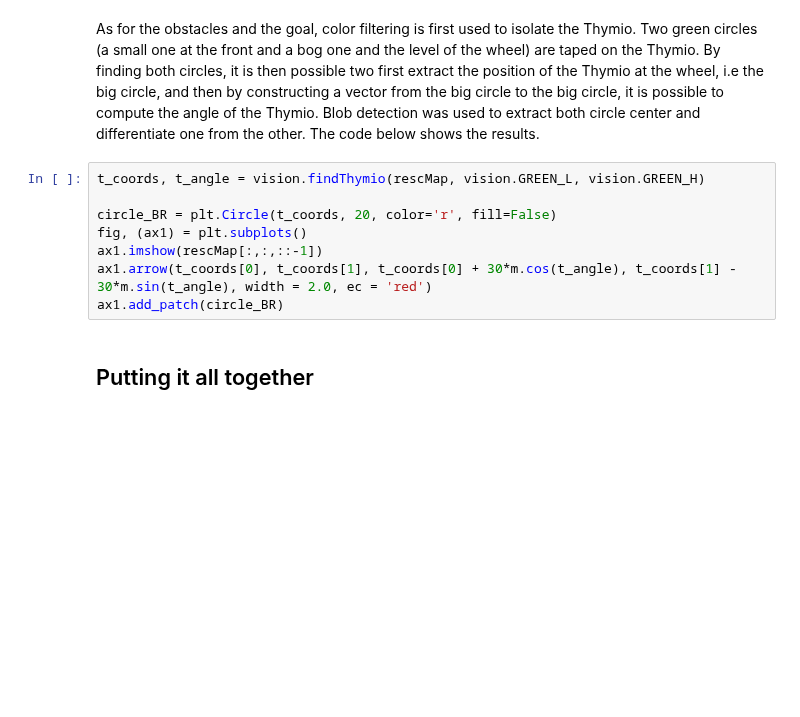
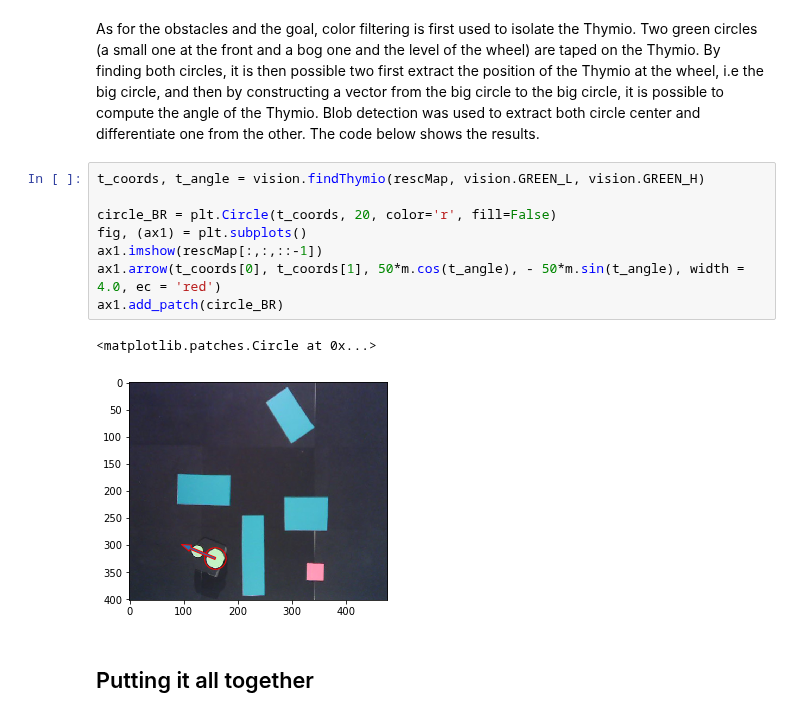
Before and after one commit to RobinJunod/Project_thymio, a Jupyter notebook: main.ipynb, the cells around one changed output. Saved outputs shown, nothing was run; the diff lists cells and outputs as text; blank space fills up the shorter version.

```diff
--- a/main.ipynb
+++ b/main.ipynb
@@ -111,11 +105,14 @@ As for the obstacles and the goal, color filtering is first used to isolate the
 # %%
 t_coords, t_angle = vision.findThymio(rescMap, vision.GREEN_L, vision.GREEN_H)
 
 circle_BR = plt.Circle(t_coords, 20, color='r', fill=False)
 fig, (ax1) = plt.subplots()
 ax1.imshow(rescMap[:,:,::-1])
-ax1.arrow(t_coords[0], t_coords[1], t_coords[0] + 30*m.cos(t_angle), t_coords[1] - 30*m.sin(t_angle), width = 2.0, ec = 'red')
+ax1.arrow(t_coords[0], t_coords[1], 50*m.cos(t_angle), - 50*m.sin(t_angle), width = 4.0, ec = 'red')
 ax1.add_patch(circle_BR)
+# %% [output]
+<matplotlib.patches.Circle at 0x...>
+[figure, added]
 # %% [markdown]
 ## Putting it all together
 # %% [markdown]
```
Also changed, not shown: parts of 10 cells of this notebook, 2 other files.
